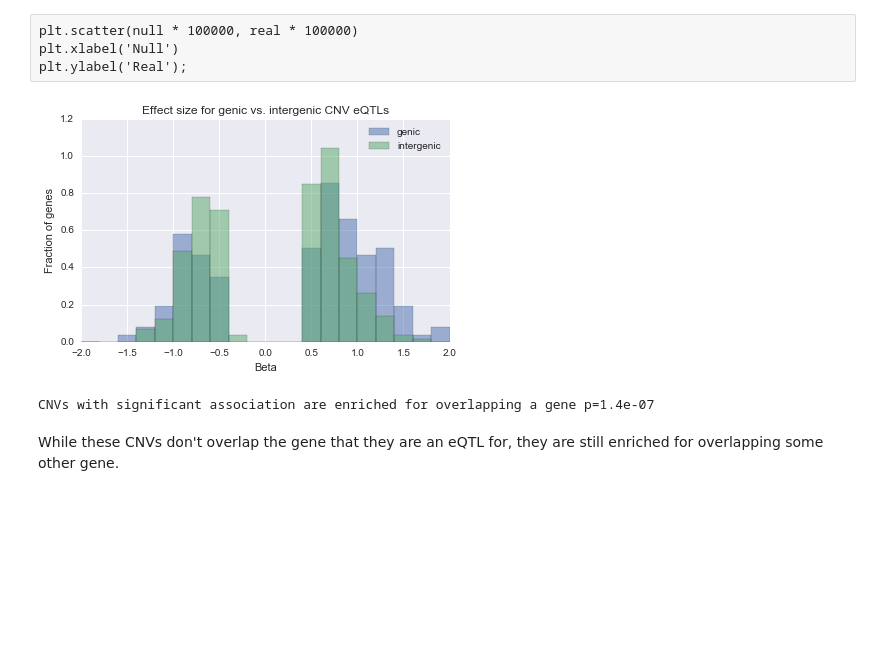
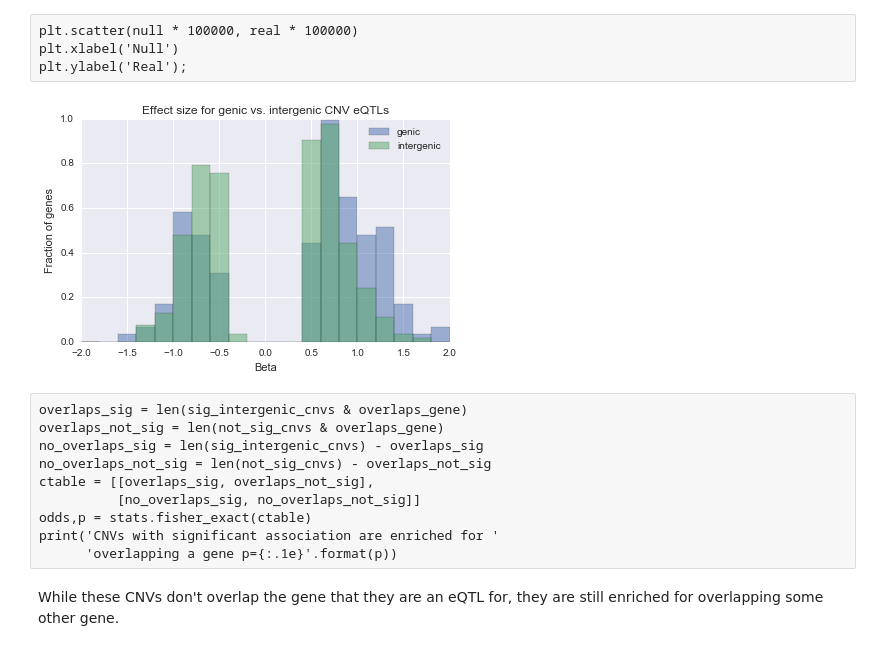
Before and after one commit to frazer-lab/cardips-ipsc-eqtl, a Jupyter notebook: notebooks/CNV Analysis.ipynb, the cells around one changed output. Saved outputs shown, nothing was run; the diff lists cells and outputs as text; code cells hidden in the pictures; blank space fills up the shorter version.

```diff
--- a/notebooks/CNV Analysis.ipynb
+++ b/notebooks/CNV Analysis.ipynb
@@ -399,0 +408,3 @@ but they don't overlap the gene they are associated with.
+# %%
+fn = os.path.join(ciepy.root, 'output', 'cnv_processing', 'combined_mapping.tsv')
+mapping = pd.read_table(fn, index_col=0, header=None, squeeze=True)
@@ -399,0 +416,19 @@ but they don't overlap the gene they are associated with.
+# %%
+overlaps = set(cnv_gv.ix[cnv_gv.cnv_overlaps_gene, 'gene_id'])
+t = cnv_gv[cnv_gv.gene_id.apply(lambda x: x not in overlaps)]
+t = t[t.cnv_id.apply(lambda x: x in set(t.cnv_id) & set(mapping.index))]
+t['combined'] = mapping[t.cnv_id].values
+t = t.merge(gs_combined_info, left_on='combined', right_index=True, suffixes=['', '_combined'])
+t = t.dropna(subset=['overlaps_gene'])
+t = t[t.apply(lambda x: x['gene_id'] in x['overlaps_gene'], axis=1)]
+overlaps |= set(t.gene_id)
+t = cnv_gv[cnv_gv.gene_id.apply(lambda x: x not in overlaps)]
+for gene in set(t.gene_id):
+    tdf = t[t.gene_id == gene]
+    start = tdf.start.min()
+    end = tdf.end.max()
+    if not (gene_info.ix[gene, 'start'] > end or gene_info.ix[gene, 'end'] < start):
+        overlaps.add(gene)
+overlaps = pd.Series(True, index=overlaps)
+overlaps = pd.concat([pd.Series(False, index=list(set(cnv_gv.gene_id) - set(overlaps.index))), overlaps])
+print('{} of {} genes with significant CNV eQTLs overlap the CNV.'.format(overlaps.sum(), overlaps.shape[0]))
@@ -399,0 +437,3 @@ but they don't overlap the gene they are associated with.
+# %%
+cnv_gv['cnv_overlaps_gene_cons'] = False
+cnv_gv.ix[cnv_gv.gene_id.apply(lambda x: x in overlaps[overlaps].index), 'cnv_overlaps_gene_cons'] = True
@@ -400 +446,3 @@ but they don't overlap the gene they are associated with.
+# %%
+cnv_gv.sort_values(by=['gene_id', 'pvalue'], inplace=True)
 # %%
@@ -496,30 +540,28 @@ plt.ylabel('Real');
 # %%
 tdf = cnv_gv.sort_values(by=['cnv_overlaps_gene', 'pvalue'],
                          ascending=[False, True]).drop_duplicates(subset=['gene_id'])
-a = tdf[tdf.cnv_overlaps_gene]
-b = tdf[tdf.cnv_overlaps_gene == False]
+a = gene_cnv_assoc[gene_cnv_assoc.cnv_overlaps_gene]
+b = gene_cnv_assoc[gene_cnv_assoc.cnv_overlaps_gene == False]
 a.beta.hist(alpha=0.5, bins=np.arange(-2, 2.2, 0.2), normed=True, label='genic')
 b.beta.hist(alpha=0.5, bins=np.arange(-2, 2.2, 0.2), normed=True, label='intergenic')
 plt.title('Effect size for genic vs. intergenic CNV eQTLs')
 plt.ylabel('Fraction of genes')
 plt.xlabel('Beta')
 plt.legend()
 plt.tight_layout()
 plt.savefig(os.path.join(outdir, 'genic_vs_intergenic_beta.pdf'))
 # %% [output]
-[figure, old version]
+[figure, new version]
-# %%
-overlaps_sig = len(sig_intergenic_cnvs & overlaps_gene)
-overlaps_not_sig = len(not_sig_cnvs & overlaps_gene)
-no_overlaps_sig = len(sig_intergenic_cnvs) - overlaps_sig
-no_overlaps_not_sig = len(not_sig_cnvs) - overlaps_not_sig
-ctable = [[overlaps_sig, overlaps_not_sig],
-          [no_overlaps_sig, no_overlaps_not_sig]]
-odds,p = stats.fisher_exact(ctable)
-print('CNVs with significant association are enriched for '
-      'overlapping a gene p={:.1e}'.format(p))
-# %% [output]
-CNVs with significant association are enriched for overlapping a gene p=1.4e-07
+# %% [raw]
+overlaps_sig = len(sig_intergenic_cnvs & overlaps_gene)
+overlaps_not_sig = len(not_sig_cnvs & overlaps_gene)
+no_overlaps_sig = len(sig_intergenic_cnvs) - overlaps_sig
+no_overlaps_not_sig = len(not_sig_cnvs) - overlaps_not_sig
+ctable = [[overlaps_sig, overlaps_not_sig],
+          [no_overlaps_sig, no_overlaps_not_sig]]
+odds,p = stats.fisher_exact(ctable)
+print('CNVs with significant association are enriched for '
+      'overlapping a gene p={:.1e}'.format(p))
 # %% [markdown]
 While these CNVs don't overlap the gene that they are an eQTL for, they are still
 enriched for overlapping some other gene.
```
Also changed, not shown: parts of 22 cells of this notebook, 10 other files.
